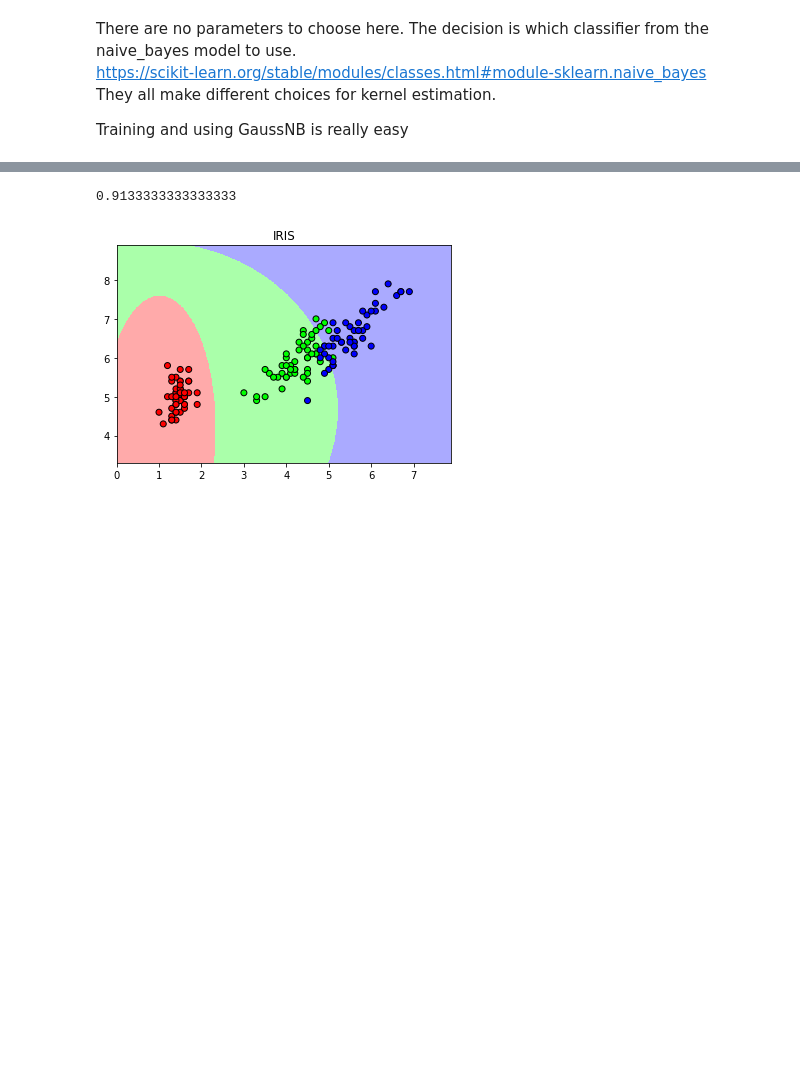
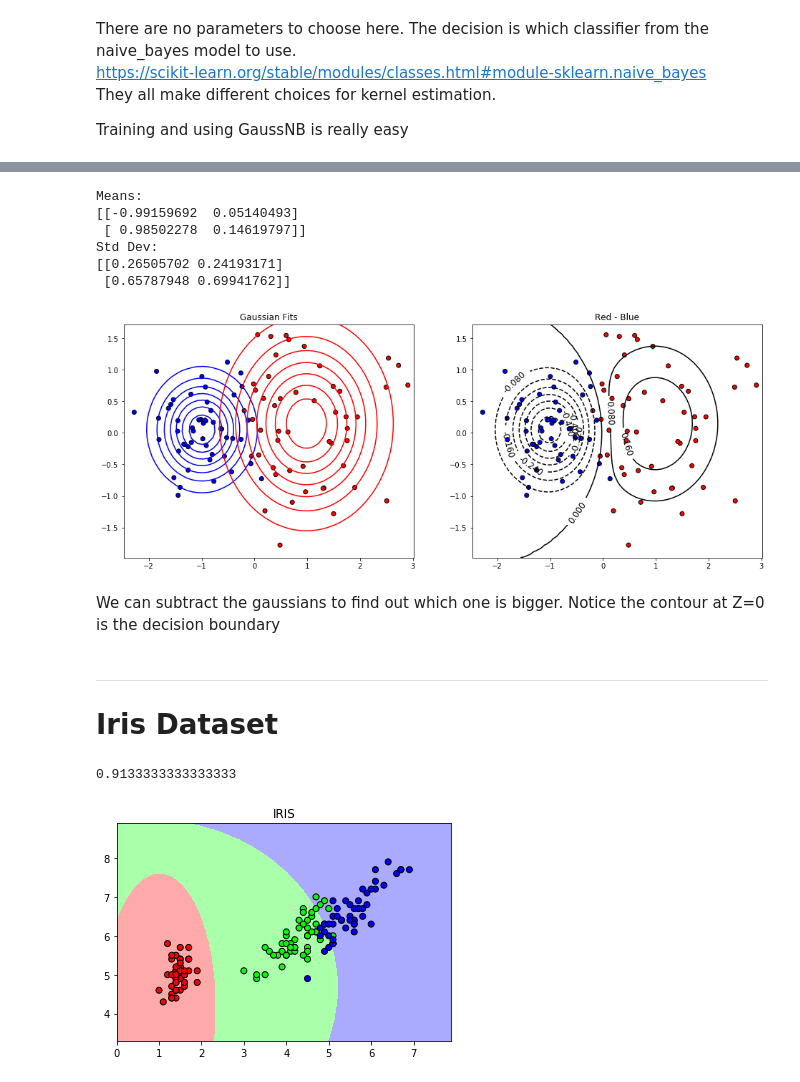
Before and after one commit to mdaugherity/PatternRecognition2020, a Jupyter notebook: Tutorial 9 - Bayesian Classifier.ipynb, the cells around one changed output, grey strips where cells are left out. Drawn from its saved outputs; the diff is of its cells as text; code cells hidden in the pictures; blank space fills up the shorter version.

```diff
--- a/Tutorial 9 - Bayesian Classifier.ipynb
+++ b/Tutorial 9 - Bayesian Classifier.ipynb
@@ -67,3 +72,55 @@ plt.show()
+# %%
+mu = clf.theta_
+sig = clf.sigma_
+print("Means:")
+print(mu)
+print("Std Dev:")
+print(sig)
+# %% [output]
+Means:
+[[-0.99159692  0.05140493]
+ [ 0.98502278  0.14619797]]
+Std Dev:
+[[0.26505702 0.24193171]
+ [0.65787948 0.69941762]]
+# %%
+# Plot the gaussian fits
+rv0 = multivariate_normal(mean=mu[0], cov=sig[0])  # declare a 2D gaussian
+rv1 = multivariate_normal(mean=mu[1], cov=sig[1])
+
+plt.figure(figsize=(16,6))
+
+# Make a special meshgrid for the 2D gaussian contours
+margin=0.2
+h=0.1
+X = X_blob
+x_min, x_max = X[:, 0].min()-margin, X[:, 0].max()+margin
+y_min, y_max = X[:, 1].min()-margin, X[:, 1].max()+margin
+xx, yy = np.mgrid[x_min:x_max:h, y_min:y_max:h]
+pos = np.empty(xx.shape + (2,))
+pos[:, :, 0] = xx; pos[:, :, 1] = yy
+
+plt.subplot(1,2,1)
+plt.scatter(X_blob[:,0], X_blob[:,1], c=y_blob, cmap=plt.cm.bwr, ec='k')
+L=7
+plt.contour(xx, yy, rv0.pdf(pos),colors='blue',levels=L)
+plt.contour(xx, yy, rv1.pdf(pos),colors='red',levels=L)
+plt.title('Gaussian Fits')
+
+plt.subplot(1,2,2)
+plt.scatter(X_blob[:,0], X_blob[:,1], c=y_blob, cmap=plt.cm.bwr, ec='k')
+CS = plt.contour(xx, yy, rv1.pdf(pos)-rv0.pdf(pos),colors='k', levels=10)   #cmap=plt.cm.coolwarm
+plt.clabel(CS, fontsize=12, inline=1)
+plt.title('Red - Blue')
+
+plt.show()
+# %% [output]
+[figure, added]
+# %% [markdown]
+We can subtract the gaussians to find out which one is bigger.  Notice the contour at Z=0 is the decision boundary
+# %% [markdown]
+---
+# Iris Dataset
 # %%
 X, y = datasets.load_iris(return_X_y=True)
 X2 = X[:,[2,0]]  # only save columns 2 and 0
```
Also changed, not shown: parts of 13 cells of this notebook, 1 other file.
